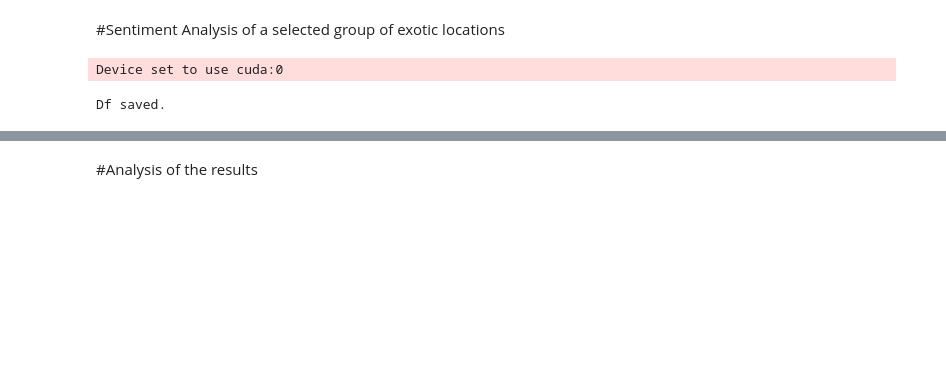
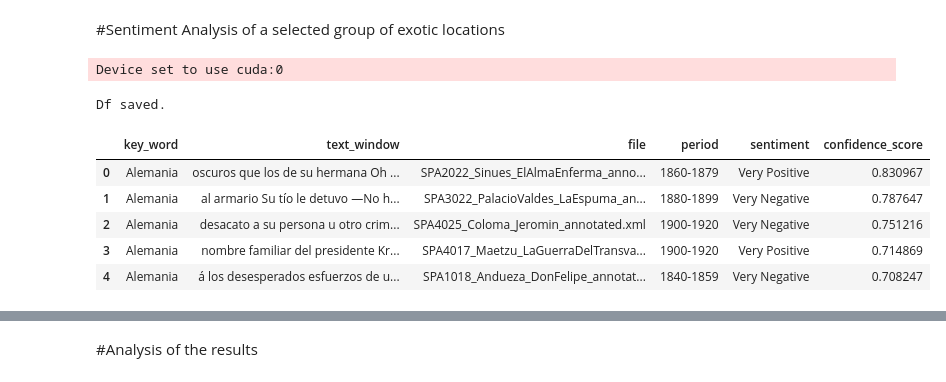
Before and after one commit to laxravg/ELTec, a Jupyter notebook: SentimentAnalysisELTeC.ipynb, the cells around one changed output, grey strips where cells are left out. Saved outputs shown, nothing was run; the diff lists cells and outputs as text; code cells hidden in the pictures; blank space fills up the shorter version.

```diff
--- a/SentimentAnalysisELTeC.ipynb
+++ b/SentimentAnalysisELTeC.ipynb
@@ -214,4 +213,13 @@ print("Df saved.")
 # %% [output]
 Device set to use cuda:0
 Df saved.
+# %%
+df_top30.head()
+# %% [output]
+|  | key_word | text_window | file | period | sentiment | confidence_score |
+| 0 | Alemania | oscuros que los de su hermana Oh ... | SPA2022_Sinues_ElAlmaEnferma_anno... | 1860-1879 | Very Positive | 0.830967 |
+| 1 | Alemania | al armario Su tío le detuvo —No h... | SPA3022_PalacioValdes_LaEspuma_an... | 1880-1899 | Very Negative | 0.787647 |
+| 2 | Alemania | desacato a su persona u otro crim... | SPA4025_Coloma_Jeromin_annotated.xml | 1900-1920 | Very Negative | 0.751216 |
+| 3 | Alemania | nombre familiar del presidente Kr... | SPA4017_Maetzu_LaGuerraDelTransva... | 1900-1920 | Very Positive | 0.714869 |
+| 4 | Alemania | á los desesperados esfuerzos de u... | SPA1018_Andueza_DonFelipe_annotat... | 1840-1859 | Very Negative | 0.708247 |
 # %%
```
Also changed, not shown: parts of 37 cells of this notebook.
